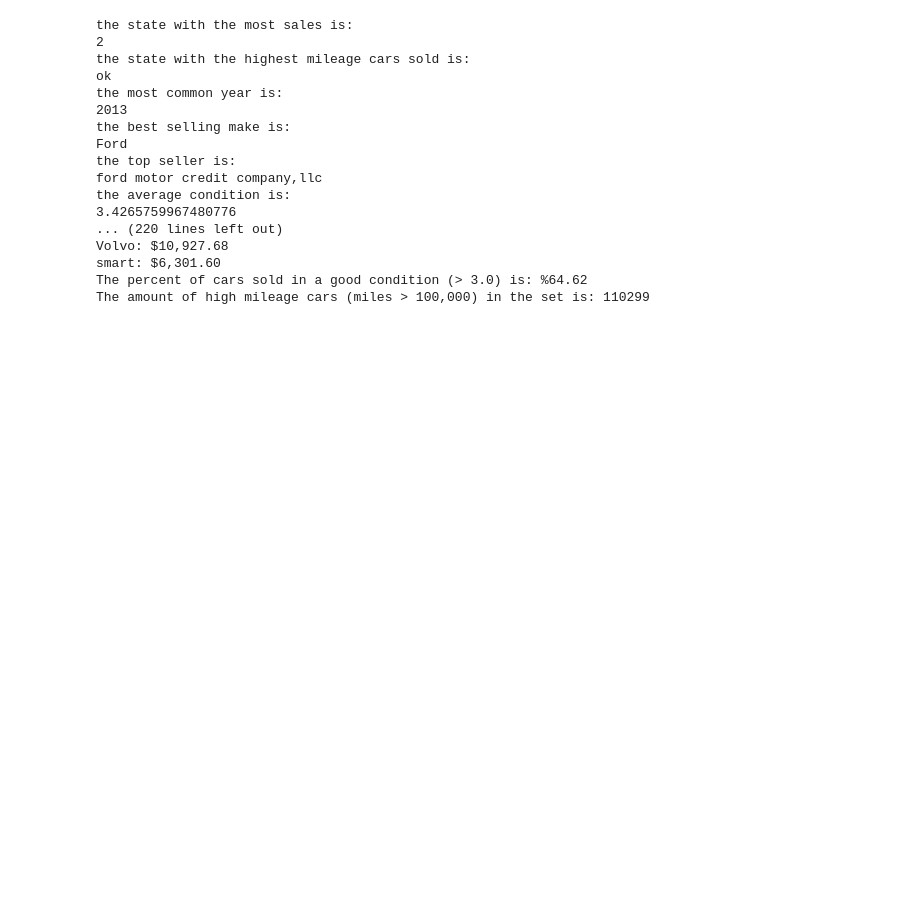
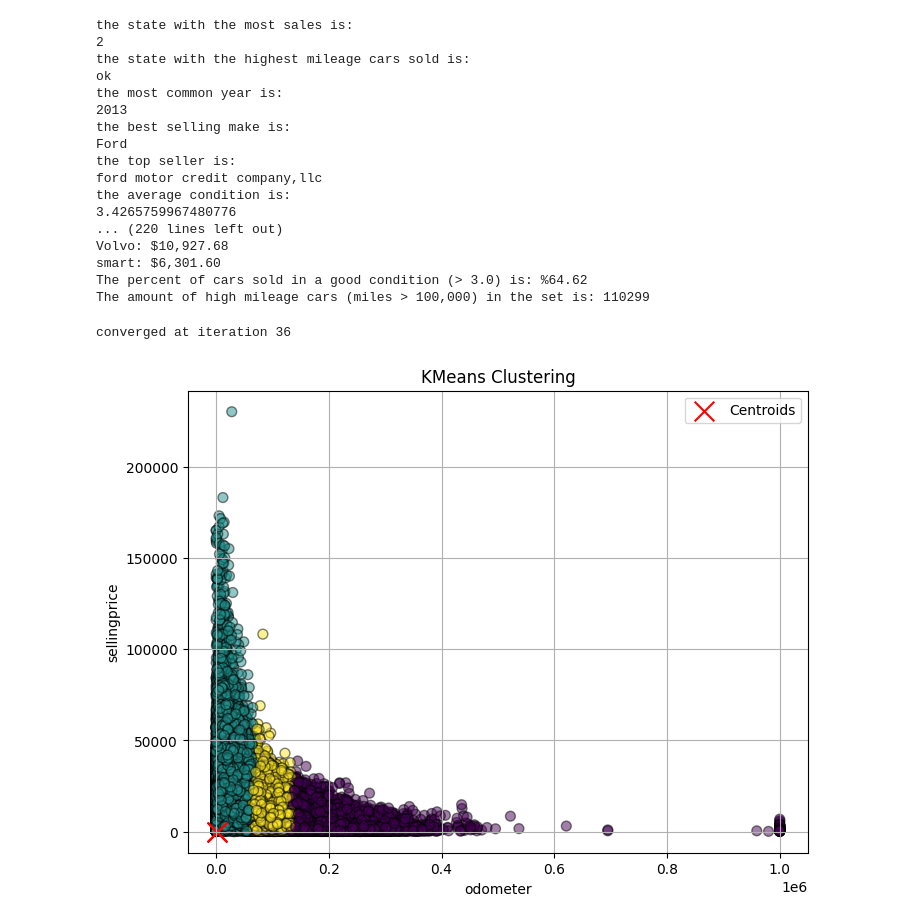
Before and after one commit to VicentePina7210/Car-Auction-Data-Analysis-Project, a Jupyter notebook: mainNotebook.ipynb, the cells around one changed output. Cells and saved outputs as stored; diff of their text form; code cells hidden in the pictures; blank space fills up the shorter version.

Commit message:
Merged the kmeans file back into the main branch, and ensured that the clustering can be done within the main notebook.

```diff
--- a/mainNotebook.ipynb
+++ b/mainNotebook.ipynb
@@ -244,3 +319,16 @@ Volvo: $10,927.68
 smart: $6,301.60
 The percent of cars sold in a good condition (> 3.0) is: %64.62
 The amount of high mileage cars (miles > 100,000) in the set is: 110299
+# %%
+# The clustering can now be carried out using the imported KMeans class
+# Clustering can only work using numeric data, therefore only numeric data must be selected
+df = car_df.select_dtypes(include=[np.number])
+
+# The following code uses the CustomKmMeans class in order to create a clustering of odometer and sellingprice
+kmeans_custom = CustomKMeans(k=3, max_iters=100, tol=1e-4, random_state=42)
+kmeans_custom.fit(df)
+labels = kmeans_custom.predict(df)
+plot_clusters(df, labels, kmeans_custom.centroids, 'odometer', 'sellingprice')
+# %% [output]
+converged at iteration 36
+[figure, added]
```
Also changed, not shown: parts of 5 cells of this notebook.
